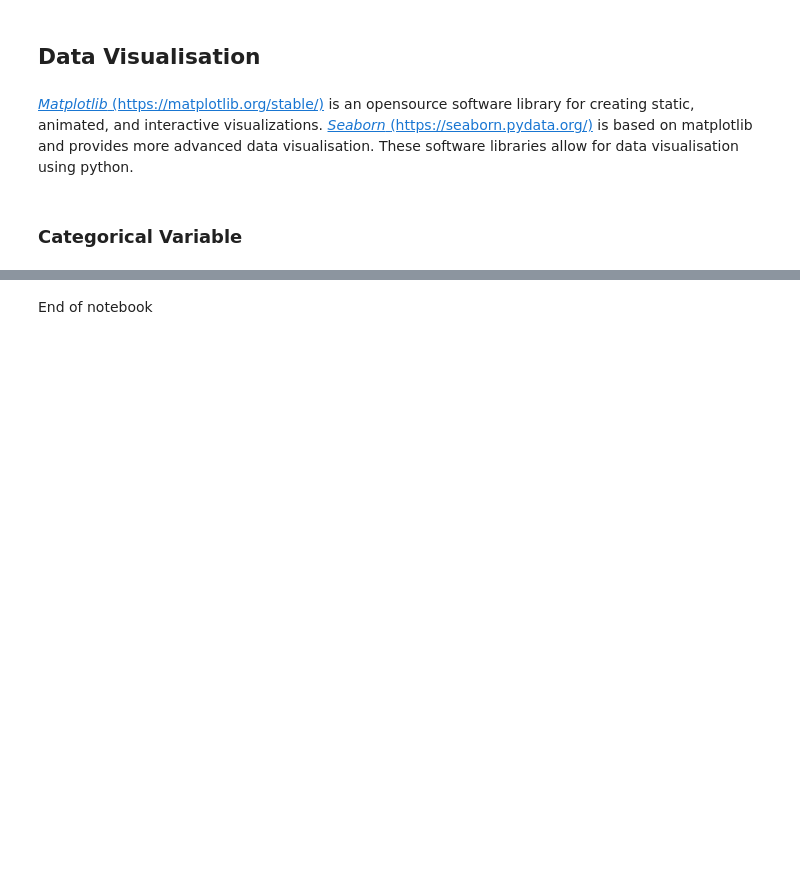
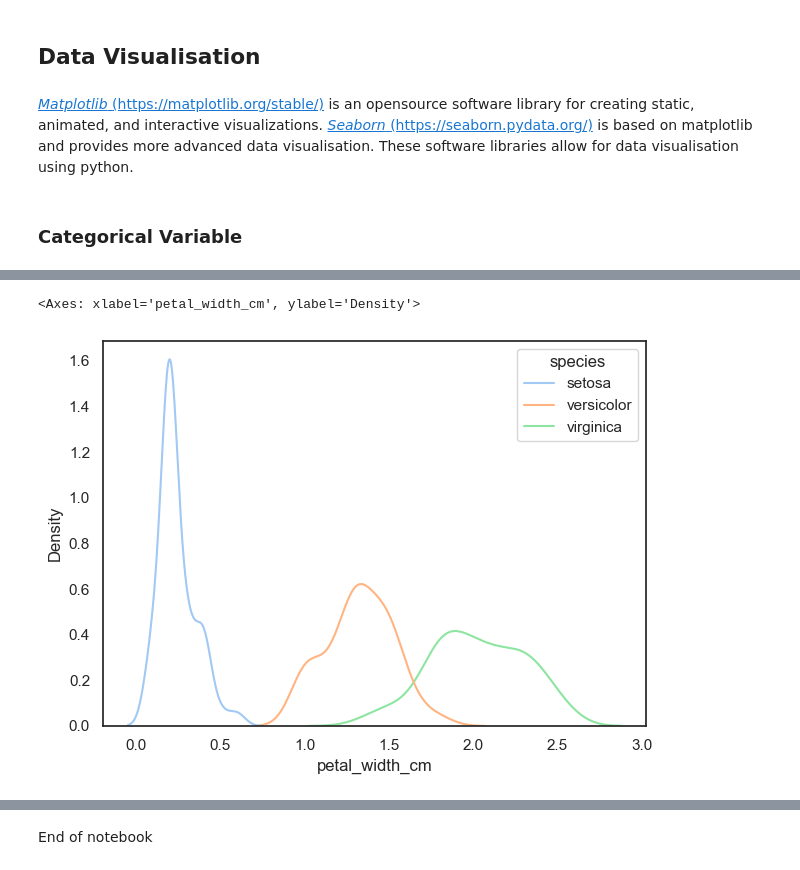
Before and after one commit to humphs078/data_analysis_fundamentals, a Jupyter notebook: project.ipynb, the cells around one changed output, grey strips where cells are left out. Cells and saved outputs as stored; diff of their text form; code cells hidden in the pictures; blank space fills up the shorter version.

```diff
--- a/project.ipynb
+++ b/project.ipynb
@@ -304,0 +344,5 @@ graph('petal_width_cm')
+# %%
+sns.kdeplot(data=iris_ds_features, x='petal_width_cm', hue='species')
+# %% [output]
+<Axes: xlabel='petal_width_cm', ylabel='Density'>
+[figure, added]
```
Also changed, not shown: parts of 13 cells of this notebook, 1 other file.
